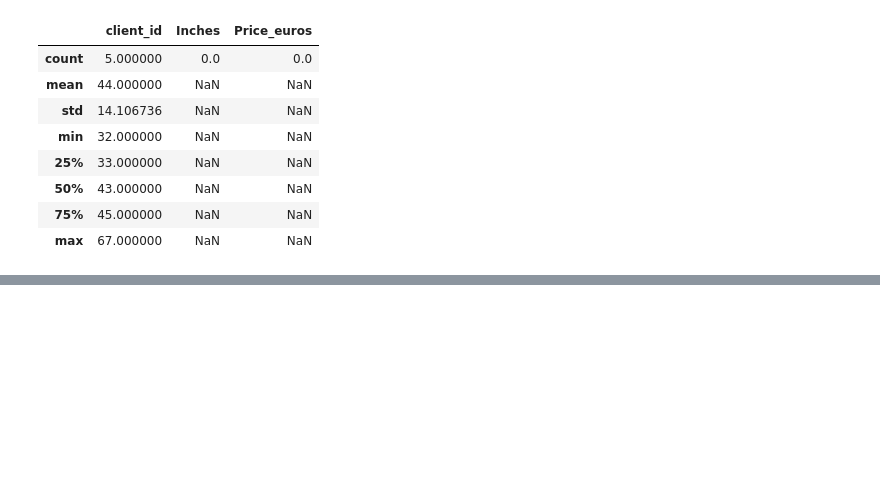
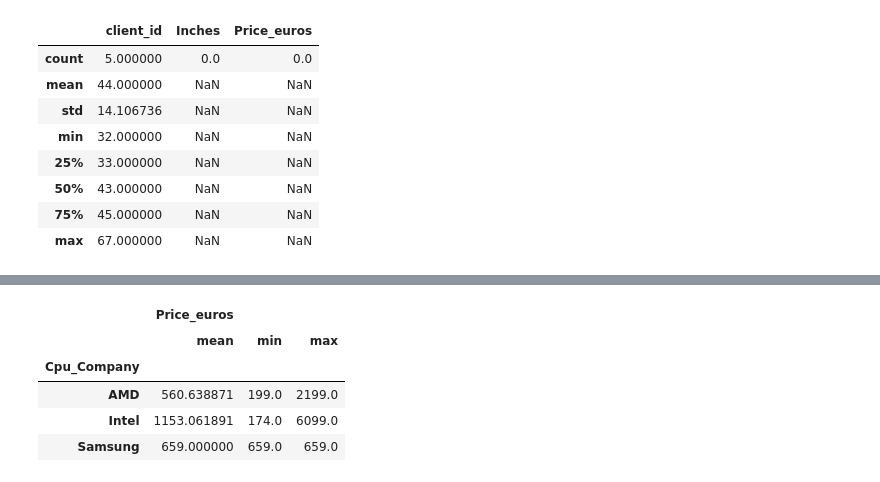
Before and after one commit to kudaevalyudmila1/Python-Analytics, a Jupyter notebook: Seminar3.ipynb, the cells around one changed output, grey strips where cells are left out. Saved outputs shown, nothing was run; the diff lists cells and outputs as text; code cells hidden in the pictures; blank space fills up the shorter version.

```diff
--- a/Seminar3.ipynb
+++ b/Seminar3.ipynb
@@ -210,0 +235,9 @@ df.head()
+# %%
+df.groupby('Cpu_Company').agg({'Price_euros':['mean','min', 'max']})
+# %% [output]
+|  | Price_euros |  |  |
+|  | mean | min | max |
+| Cpu_Company |  |  |  |
+| AMD | 560.638871 | 199.0 | 2199.0 |
+| Intel | 1153.061891 | 174.0 | 6099.0 |
+| Samsung | 659.000000 | 659.0 | 659.0 |
```
Also changed, not shown: parts of 3 cells of this notebook, 2 other files.
